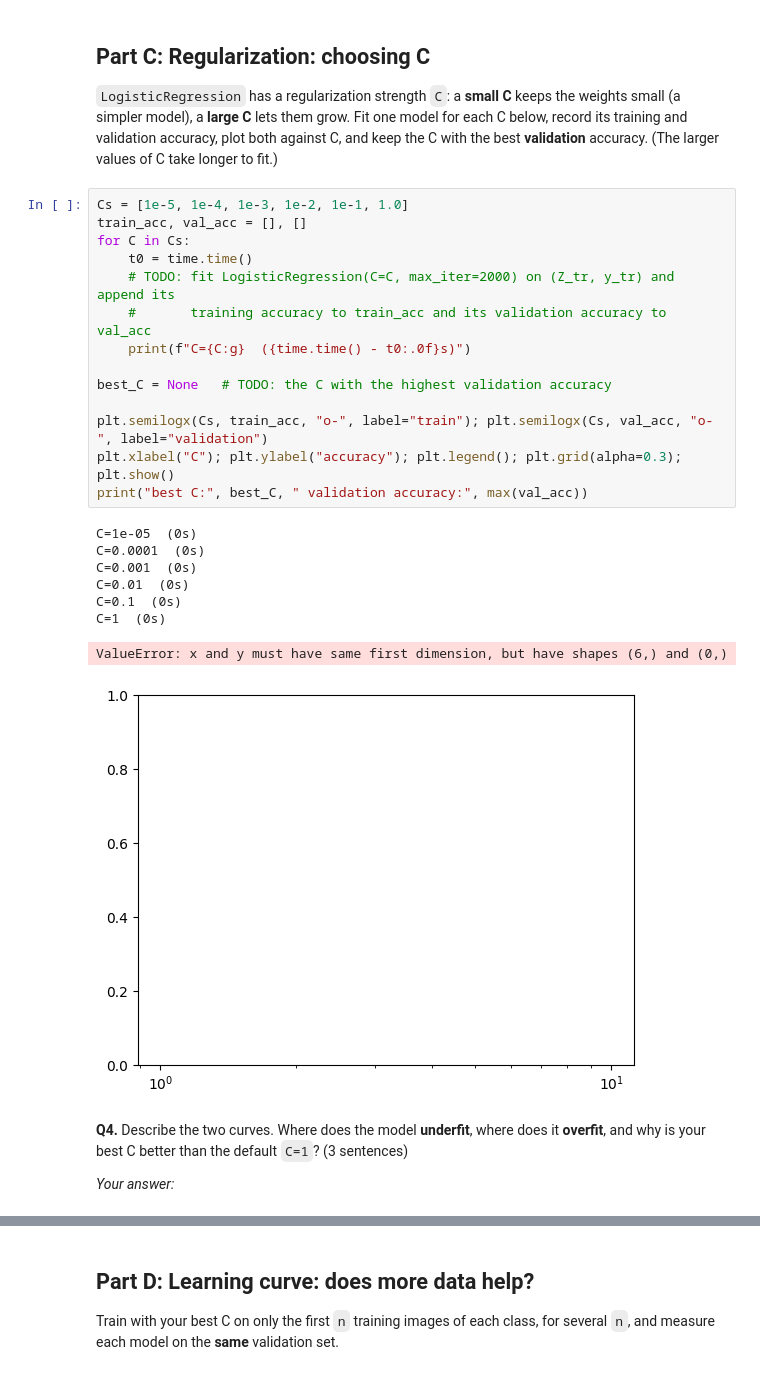
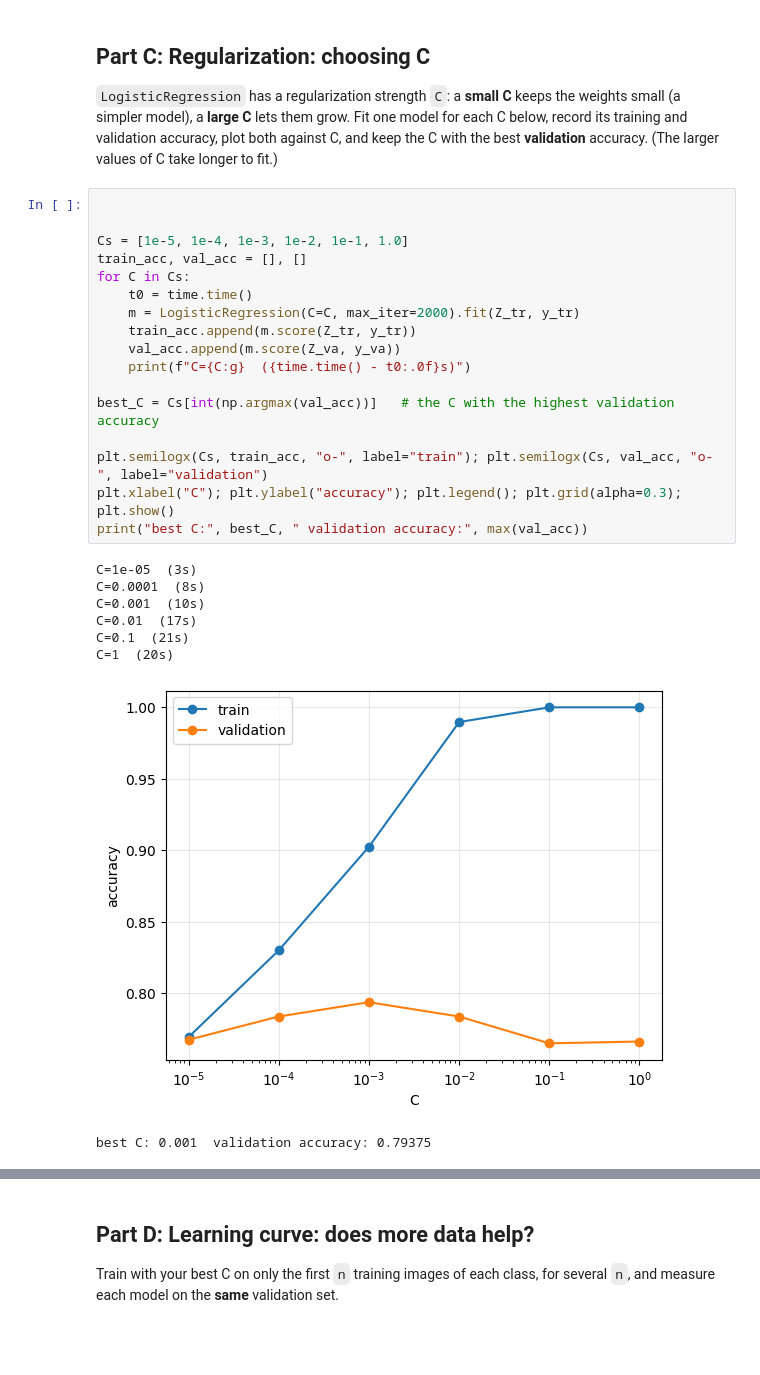
Before and after one commit to Abraham0221/HW1-AI-Programming, a Jupyter notebook: hw1_image_classification.ipynb, the cells around one changed output, grey strips where cells are left out. Cells and saved outputs as stored; diff of their text form; blank space fills up the shorter version.

```diff
--- a/hw1_image_classification.ipynb
+++ b/hw1_image_classification.ipynb
@@ -197,30 +197,28 @@ small (a simpler model), a **large C** lets them grow. Fit one model for each C
 record its training and validation accuracy, plot both against C, and keep the C with
 the best **validation** accuracy. (The larger values of C take longer to fit.)
 # %%
+
+
 Cs = [1e-5, 1e-4, 1e-3, 1e-2, 1e-1, 1.0]
 train_acc, val_acc = [], []
 for C in Cs:
     t0 = time.time()
-    # TODO: fit LogisticRegression(C=C, max_iter=2000) on (Z_tr, y_tr) and append its
-    #       training accuracy to train_acc and its validation accuracy to val_acc
+    m = LogisticRegression(C=C, max_iter=2000).fit(Z_tr, y_tr)
+    train_acc.append(m.score(Z_tr, y_tr))
+    val_acc.append(m.score(Z_va, y_va))
     print(f"C={C:g}  ({time.time() - t0:.0f}s)")
 
-best_C = None   # TODO: the C with the highest validation accuracy
+best_C = Cs[int(np.argmax(val_acc))]   # the C with the highest validation accuracy
 
 plt.semilogx(Cs, train_acc, "o-", label="train"); plt.semilogx(Cs, val_acc, "o-", label="validation")
 plt.xlabel("C"); plt.ylabel("accuracy"); plt.legend(); plt.grid(alpha=0.3); plt.show()
 print("best C:", best_C, " validation accuracy:", max(val_acc))
 # %% [output]
-C=1e-05  (0s)
-C=0.0001  (0s)
-C=0.001  (0s)
-C=0.01  (0s)
-C=0.1  (0s)
-C=1  (0s)
+C=1e-05  (3s)
+C=0.0001  (8s)
+C=0.001  (10s)
+C=0.01  (17s)
+C=0.1  (21s)
+C=1  (20s)
+[figure, new version]
-ValueError: x and y must have same first dimension, but have shapes (6,) and (0,)
+best C: 0.001  validation accuracy: 0.79375
-[figure, old version]
-# %% [markdown]
-**Q4.** Describe the two curves. Where does the model **underfit**, where does it
-**overfit**, and why is your best C better than the default `C=1`? (3 sentences)
-
-*Your answer:*
```
Also changed, not shown: parts of 9 cells of this notebook.
